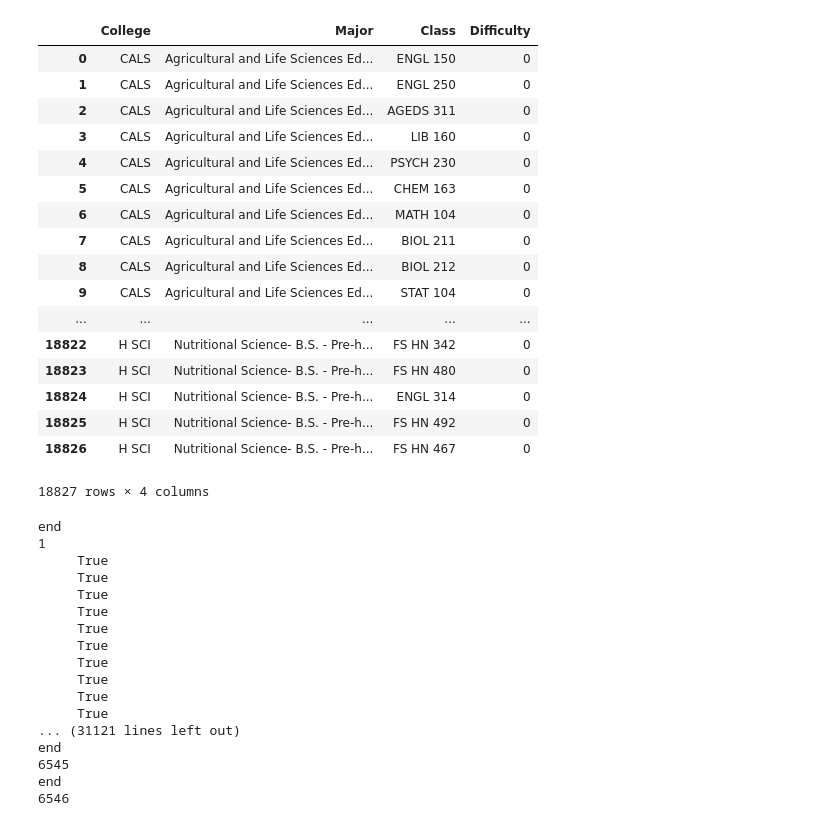
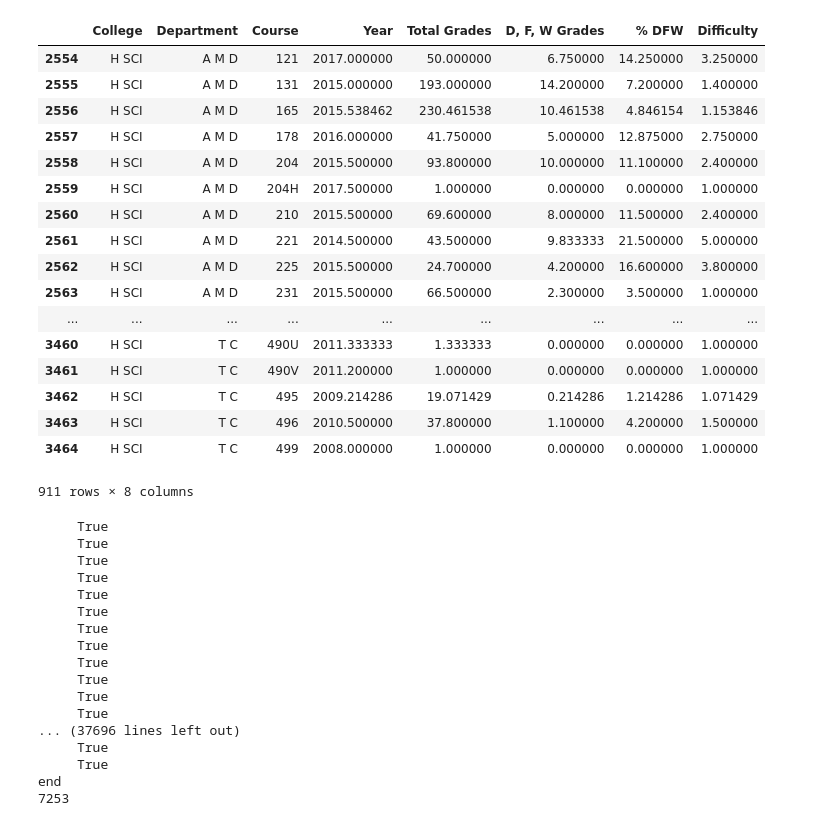
Before and after one commit to max-farver/HackISU_Data_Science_Project, a Jupyter notebook: data_cleaning/Major_Rating.ipynb, the cells around one changed output. Saved outputs shown, nothing was run; the diff lists cells and outputs as text; code cells hidden in the pictures.

```diff
--- a/data_cleaning/Major_Rating.ipynb
+++ b/data_cleaning/Major_Rating.ipynb
@@ -27,31 +27,31 @@ dfw_rating
 # %%
 major_lst['Difficulty'] = "0"
-major_lst
+dfw_rating[dfw_rating['College'] == 'H SCI']
 # %% [output]
-|  | College | Major | Class | Difficulty |
-| 0 | CALS | Agricultural and Life Sciences Ed... | ENGL 150 | 0 |
-| 1 | CALS | Agricultural and Life Sciences Ed... | ENGL 250 | 0 |
-| 2 | CALS | Agricultural and Life Sciences Ed... | AGEDS 311 | 0 |
-| 3 | CALS | Agricultural and Life Sciences Ed... | LIB 160 | 0 |
-| 4 | CALS | Agricultural and Life Sciences Ed... | PSYCH 230 | 0 |
-| 5 | CALS | Agricultural and Life Sciences Ed... | CHEM 163 | 0 |
-| 6 | CALS | Agricultural and Life Sciences Ed... | MATH 104 | 0 |
-| 7 | CALS | Agricultural and Life Sciences Ed... | BIOL 211 | 0 |
-| 8 | CALS | Agricultural and Life Sciences Ed... | BIOL 212 | 0 |
-| 9 | CALS | Agricultural and Life Sciences Ed... | STAT 104 | 0 |
-| ... | ... | ... | ... | ... |
-| 18822 | H SCI | Nutritional Science- B.S. - Pre-h... | FS HN 342 | 0 |
-| 18823 | H SCI | Nutritional Science- B.S. - Pre-h... | FS HN 480 | 0 |
-| 18824 | H SCI | Nutritional Science- B.S. - Pre-h... | ENGL 314 | 0 |
-| 18825 | H SCI | Nutritional Science- B.S. - Pre-h... | FS HN 492 | 0 |
-| 18826 | H SCI | Nutritional Science- B.S. - Pre-h... | FS HN 467 | 0 |
+|  | College | Department | Course | Year | Total Grades | D, F, W Grades | % DFW | Difficulty |
+| 2554 | H SCI | A M D | 121 | 2017.000000 | 50.000000 | 6.750000 | 14.250000 | 3.250000 |
+| 2555 | H SCI | A M D | 131 | 2015.000000 | 193.000000 | 14.200000 | 7.200000 | 1.400000 |
+| 2556 | H SCI | A M D | 165 | 2015.538462 | 230.461538 | 10.461538 | 4.846154 | 1.153846 |
+| 2557 | H SCI | A M D | 178 | 2016.000000 | 41.750000 | 5.000000 | 12.875000 | 2.750000 |
+| 2558 | H SCI | A M D | 204 | 2015.500000 | 93.800000 | 10.000000 | 11.100000 | 2.400000 |
+| 2559 | H SCI | A M D | 204H | 2017.500000 | 1.000000 | 0.000000 | 0.000000 | 1.000000 |
+| 2560 | H SCI | A M D | 210 | 2015.500000 | 69.600000 | 8.000000 | 11.500000 | 2.400000 |
+| 2561 | H SCI | A M D | 221 | 2014.500000 | 43.500000 | 9.833333 | 21.500000 | 5.000000 |
+| 2562 | H SCI | A M D | 225 | 2015.500000 | 24.700000 | 4.200000 | 16.600000 | 3.800000 |
+| 2563 | H SCI | A M D | 231 | 2015.500000 | 66.500000 | 2.300000 | 3.500000 | 1.000000 |
+| ... | ... | ... | ... | ... | ... | ... | ... | ... |
+| 3460 | H SCI | T C | 490U | 2011.333333 | 1.333333 | 0.000000 | 0.000000 | 1.000000 |
+| 3461 | H SCI | T C | 490V | 2011.200000 | 1.000000 | 0.000000 | 0.000000 | 1.000000 |
+| 3462 | H SCI | T C | 495 | 2009.214286 | 19.071429 | 0.214286 | 1.214286 | 1.071429 |
+| 3463 | H SCI | T C | 496 | 2010.500000 | 37.800000 | 1.100000 | 4.200000 | 1.500000 |
+| 3464 | H SCI | T C | 499 | 2008.000000 | 1.000000 | 0.000000 | 0.000000 | 1.000000 |
-18827 rows × 4 columns
+911 rows × 8 columns
 # %%
 count = 1
-for i in range(len(dfw_rating['Department'])):
+for i in range(len(dfw_rating['Course'])):
     temp = str(dfw_rating.at[i, 'Department']).strip() + " " + str(dfw_rating.at[i, 'Course']).strip()
     for index in range(len(major_lst['Class'])):
-        temp2 = major_lst.at[index, 'Class'].strip()
+        temp2 = str(major_lst.at[index, 'Class']).strip()
         if(temp2 == temp):
             print("     True")
             major_lst.at[index, 'Difficulty'] = dfw_rating.at[i, 'Difficulty']
@@ -59,8 +59,6 @@ for i in range(len(dfw_rating['Department'])):
     print(count)
     count +=1
 # %% [output]
-end
-1
      True
      True
      True
@@ -71,8 +69,10 @@ end
      True
      True
      True
-... (31121 lines left out)
+     True
+     True
+... (37696 lines left out)
+     True
+     True
 end
-6545
-end
-6546
+7253
```
Also changed, not shown: parts of 3 cells of this notebook, 5 other files.
